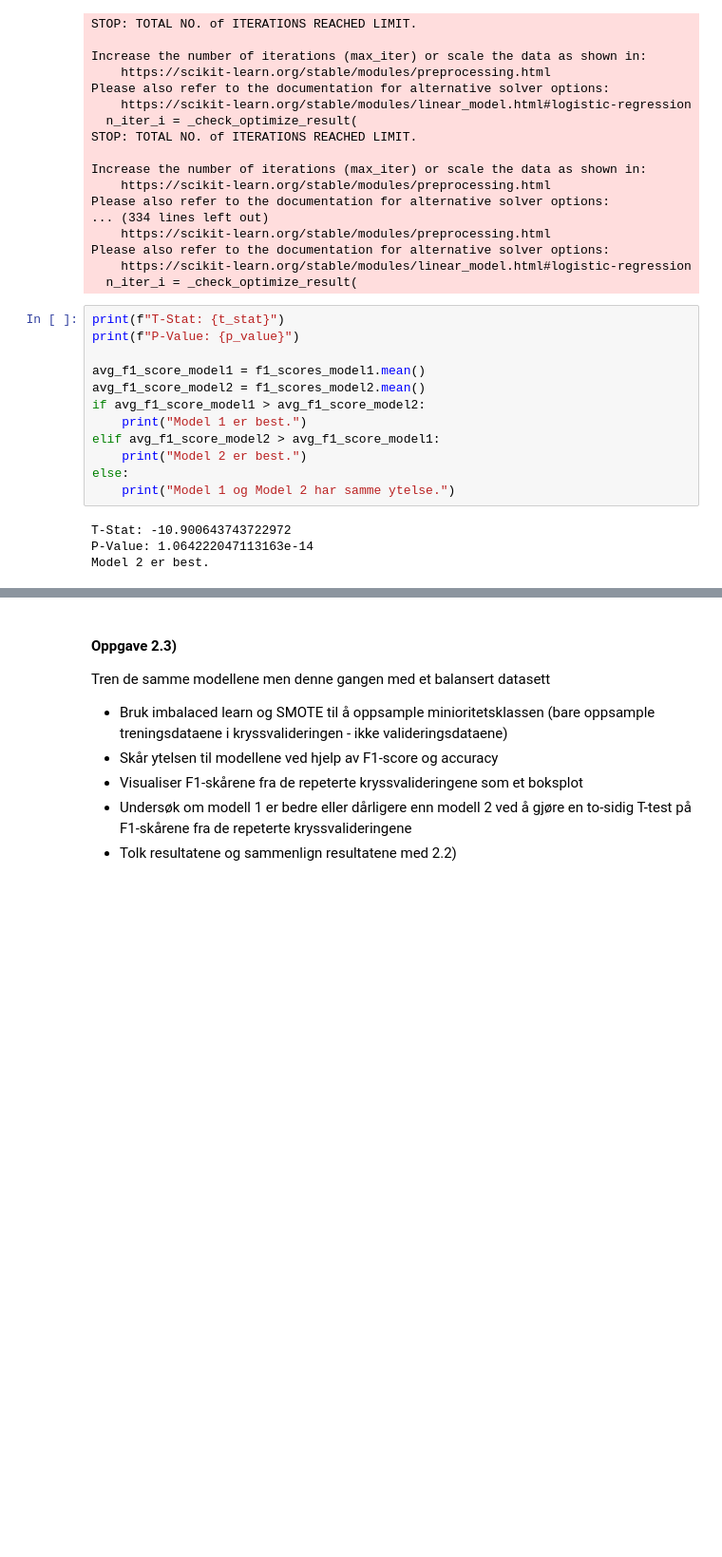
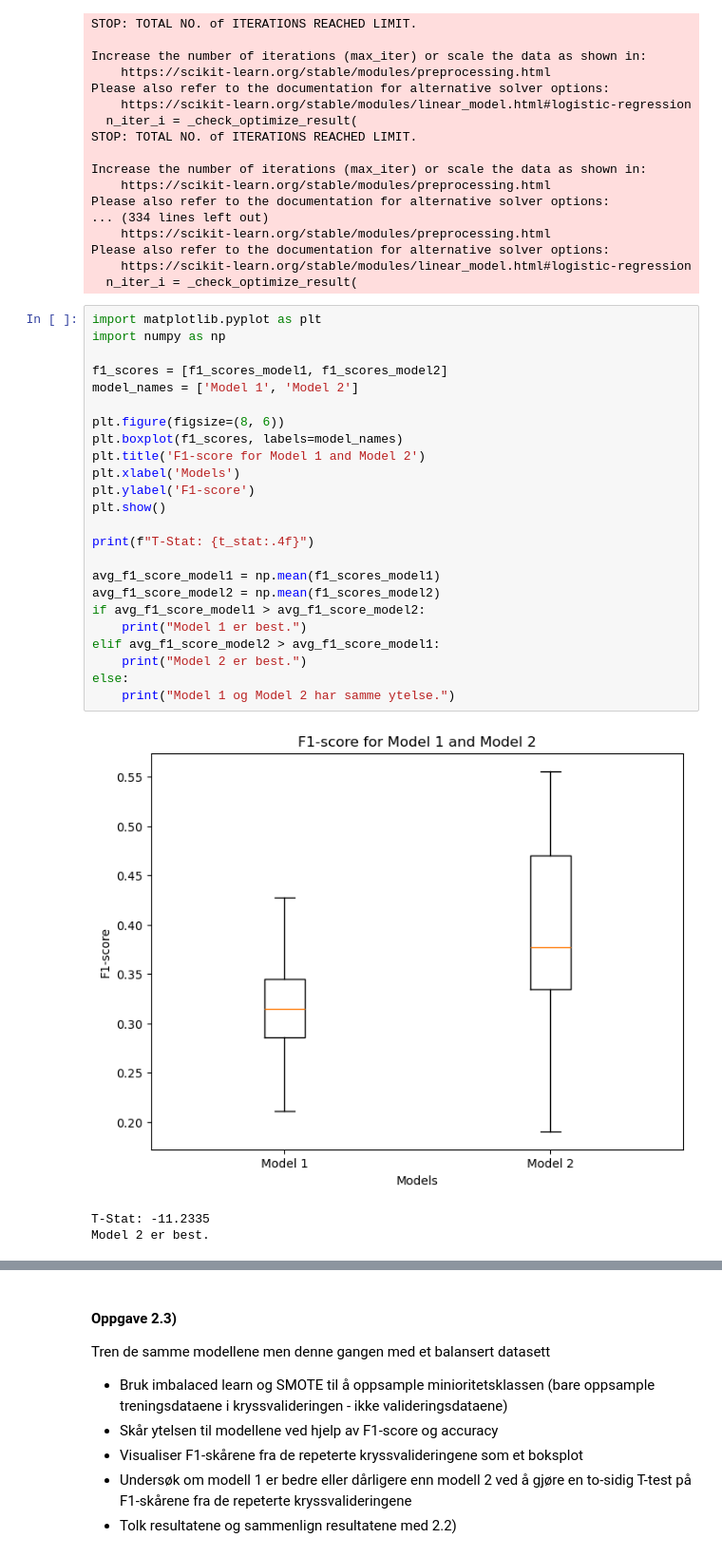
Before and after one commit to Bsingstad/DMBA-ML, a Jupyter notebook: Oblig 2/Oppgave 2.ipynb, the cells around one changed output, grey strips where cells are left out. Shown at 95% size. Cells and saved outputs as stored; diff of their text form; blank space fills up the shorter version.

Commit message:
Stort problem med modelene

```diff
--- a/Oblig 2/Oppgave 2.ipynb
+++ b/Oblig 2/Oppgave 2.ipynb
@@ -173,18 +173,30 @@ Please also refer to the documentation for alternative solver options:
     https://scikit-learn.org/stable/modules/linear_model.html#logistic-regression
   n_iter_i = _check_optimize_result(
 # %%
-print(f"T-Stat: {t_stat}")
-print(f"P-Value: {p_value}")
+import matplotlib.pyplot as plt
+import numpy as np
 
-avg_f1_score_model1 = f1_scores_model1.mean()
-avg_f1_score_model2 = f1_scores_model2.mean()
+f1_scores = [f1_scores_model1, f1_scores_model2]
+model_names = ['Model 1', 'Model 2']
+
+plt.figure(figsize=(8, 6))
+plt.boxplot(f1_scores, labels=model_names)
+plt.title('F1-score for Model 1 and Model 2')
+plt.xlabel('Models')
+plt.ylabel('F1-score')
+plt.show()
+
+print(f"T-Stat: {t_stat:.4f}")
+
+avg_f1_score_model1 = np.mean(f1_scores_model1)
+avg_f1_score_model2 = np.mean(f1_scores_model2)
 if avg_f1_score_model1 > avg_f1_score_model2:
     print("Model 1 er best.")
 elif avg_f1_score_model2 > avg_f1_score_model1:
     print("Model 2 er best.")
 else:
     print("Model 1 og Model 2 har samme ytelse.")
 # %% [output]
+[figure, added]
-T-Stat: -10.900643743722972
-P-Value: 1.064222047113163e-14
+T-Stat: -11.2335
 Model 2 er best.
```
Also changed, not shown: parts of 8 cells of this notebook, 1 other file.
